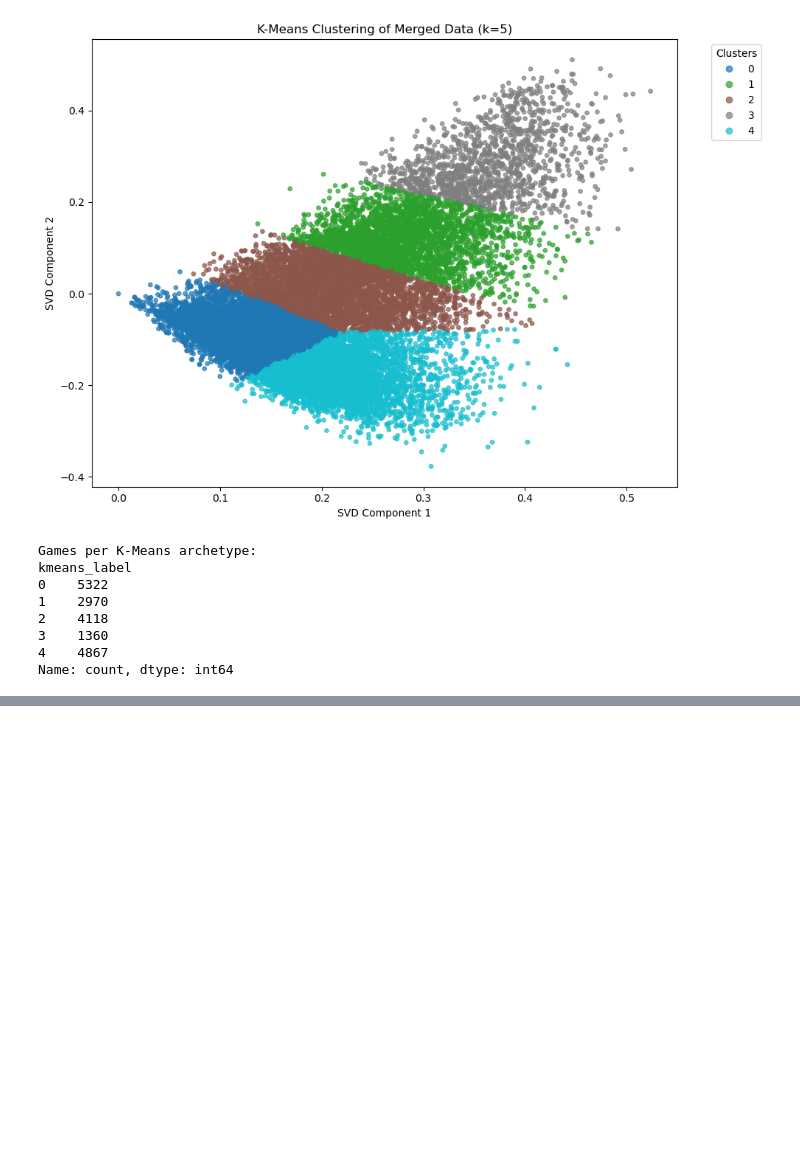
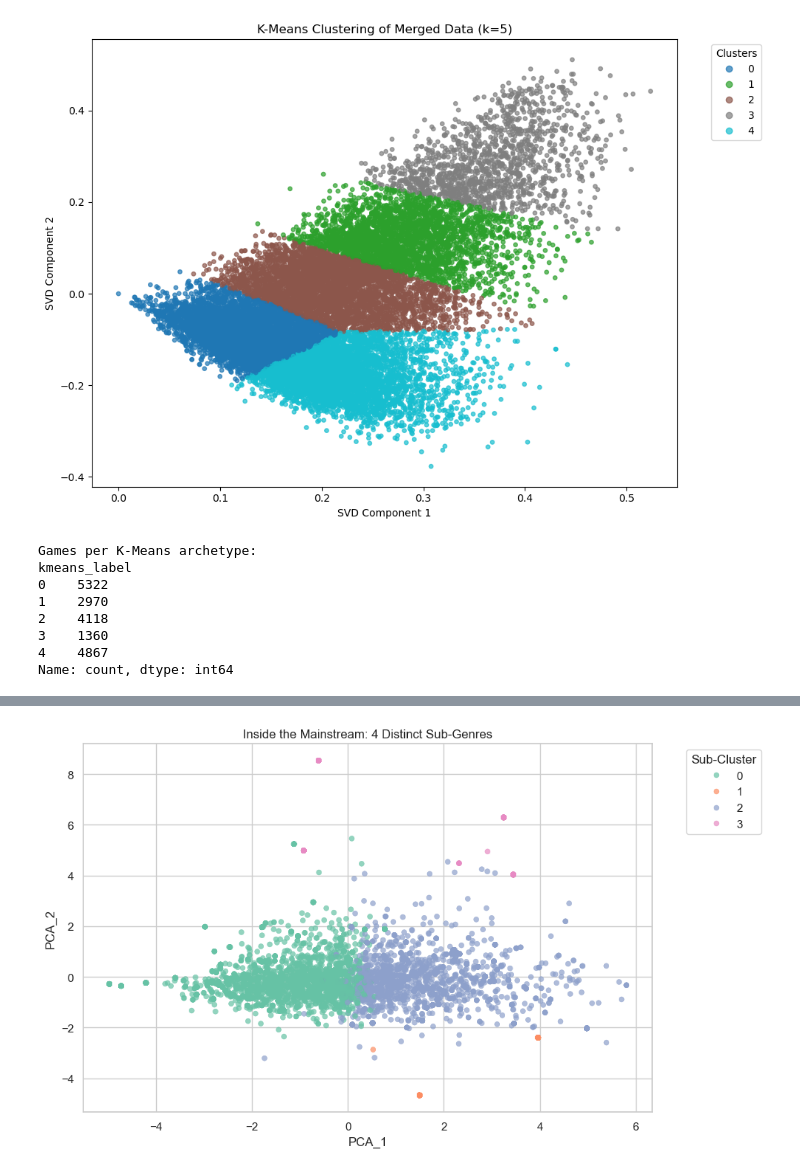
Before and after one commit to qigol/ml1-project-lt4, a Jupyter notebook: working-notebooks/marc/k-means clustering_both.ipynb, the cells around one changed output, grey strips where cells are left out. Saved outputs shown, nothing was run; the diff lists cells and outputs as text; code cells hidden in the pictures; blank space fills up the shorter version.

```diff
--- a/working-notebooks/marc/k-means clustering_both.ipynb
+++ b/working-notebooks/marc/k-means clustering_both.ipynb
@@ -93,0 +376,99 @@ Name: count, dtype: int64
+# %%
+import pandas as pd
+import numpy as np
+import matplotlib.pyplot as plt
+import seaborn as sns
+from sklearn.cluster import KMeans
+from sklearn.decomposition import PCA
+from sklearn.preprocessing import StandardScaler
+import warnings
+
+warnings.filterwarnings('ignore')
+
+# 1. Load your dataset
+target_file = '../../pickle-object/ttrpg_bgg_description_svd_table.csv'
+df = pd.read_csv(target_file)
+
+# Prepare initial features
+df['Log_Reviews'] = np.log1p(df['Number of Reviews'])
+svd_cols = [f'SV_{i}' for i in range(1, 26)]
+features = ['Average Score', 'Log_Reviews'] + svd_cols
+
+X = df[features].fillna(0)
+scaler = StandardScaler()
+X_scaled = scaler.fit_transform(X)
+
+# 2. Identify and Filter Outliers using a broad K-Means
+kmeans_initial = KMeans(n_clusters=6, random_state=42, n_init=10)
+df['Initial_Cluster'] = kmeans_initial.fit_predict(X_scaled)
+
+# Find the massive cluster (the "blob") by looking for the one with the most games
+blob_cluster_id = df['Initial_Cluster'].value_counts().idxmax()
+
+# Create a new DataFrame containing ONLY the games inside that massive blob
+df_blob = df[df['Initial_Cluster'] == blob_cluster_id].copy()
+print(f"Isolated the main body: {len(df_blob)} games. Removing extreme outliers...")
+
+# 3. Re-Scale and Sub-Cluster the Main Body
+# Because the extreme outliers are gone, scaling will now stretch the subtle differences
+# within the mainstream games, allowing K-Means to actually find the sub-genres!
+X_blob = df_blob[features]
+X_blob_scaled = scaler.fit_transform(X_blob)
+
+# Let's force the blob to separate into 4 distinct sub-genres
+sub_k = 4
+print(f"Sub-clustering the main body into {sub_k} distinct genres...")
+kmeans_sub = KMeans(n_clusters=sub_k, random_state=42, n_init=10)
+df_blob['Sub_Cluster'] = kmeans_sub.fit_predict(X_blob_scaled)
+
+# Print the new, healthier distribution
+print("\n--- New Sub-Cluster Distribution ---")
+print(df_blob['Sub_Cluster'].value_counts().sort_index())
+
+# 4. Visualizing the Sub-Clusters
+# We run PCA specifically on the isolated blob so we can see the internal divisions
+pca_blob = PCA(n_components=2, random_state=42)
+embedding_blob = pca_blob.fit_transform(X_blob_scaled)
+df_blob['PCA_1'] = embedding_blob[:, 0]
+df_blob['PCA_2'] = embedding_blob[:, 1]
+
+sns.set_theme(style="whitegrid")
+palette = sns.color_palette("Set2", sub_k)
+
+# Plot A: The SVD/PCA Space of the isolated blob
+plt.figure(figsize=(10, 6))
+sns.scatterplot(
+    data=df_blob,
+    x='PCA_1',
+    y='PCA_2',
+    hue='Sub_Cluster',
+    palette=palette,
+    alpha=0.7,
+    s=25,
+    edgecolor=None
+)
+plt.title(f'Inside the Mainstream: {sub_k} Distinct Sub-Genres')
+plt.legend(title='Sub-Cluster', bbox_to_anchor=(1.05, 1), loc='upper left')
+plt.tight_layout()
+plt.show()
+
+# Plot B: Popularity vs Rating of the sub-clusters
+plt.figure(figsize=(10, 6))
+sns.scatterplot(
+    data=df_blob,
+    x='Number of Reviews',
+    y='Average Score',
+    hue='Sub_Cluster',
+    palette=palette,
+    alpha=0.6,
+    s=25,
+    edgecolor=None
+)
+plt.xscale('log')
+plt.title('Sub-Clusters: Popularity vs. Rating')
+plt.xlabel('Number of Reviews (Log Scale)')
+plt.ylabel('Average Score')
+plt.legend(title='Sub-Cluster', bbox_to_anchor=(1.05, 1), loc='upper left')
+plt.tight_layout()
+plt.show()
+# %% [output]
@@ -93,0 +485 @@ Name: count, dtype: int64
+[figure, added]
```
Also changed, not shown: parts of 6 cells of this notebook, 7 other files.
